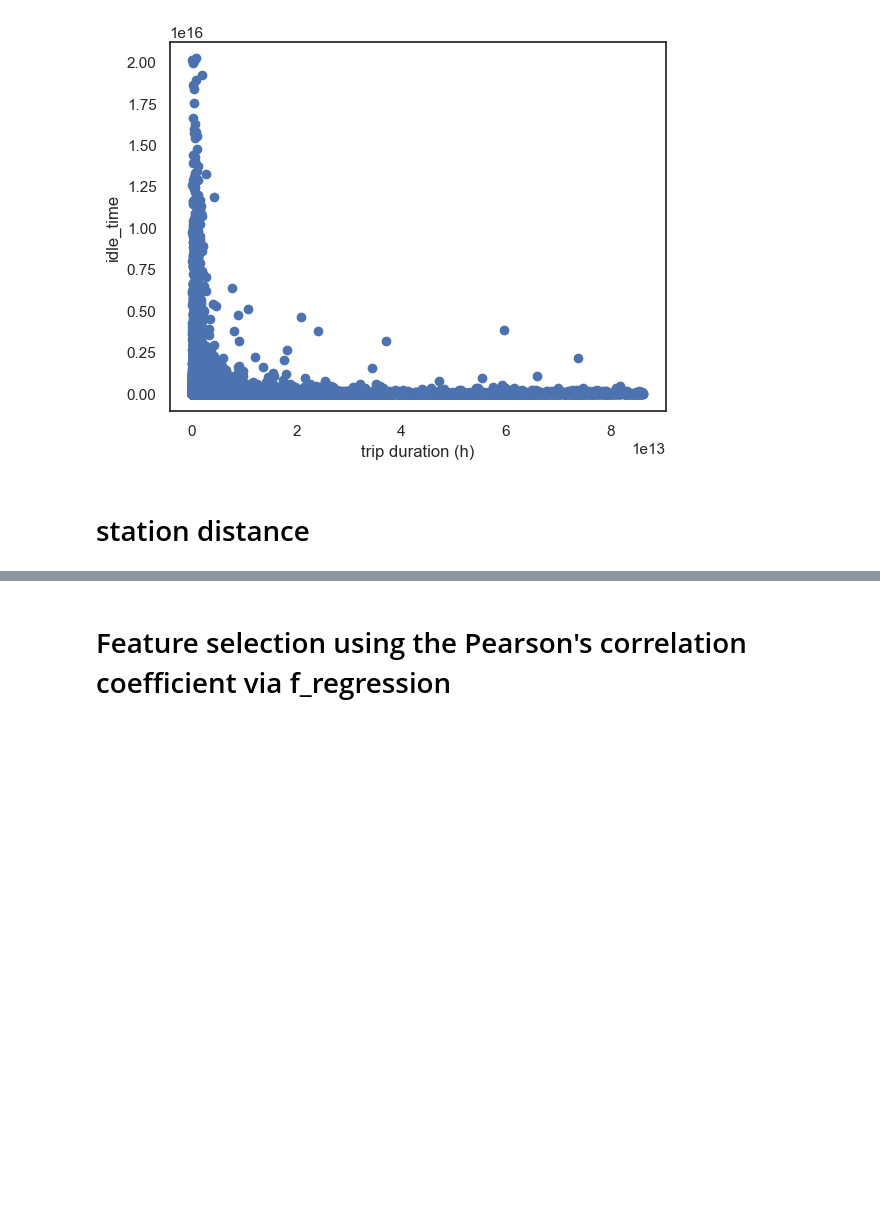
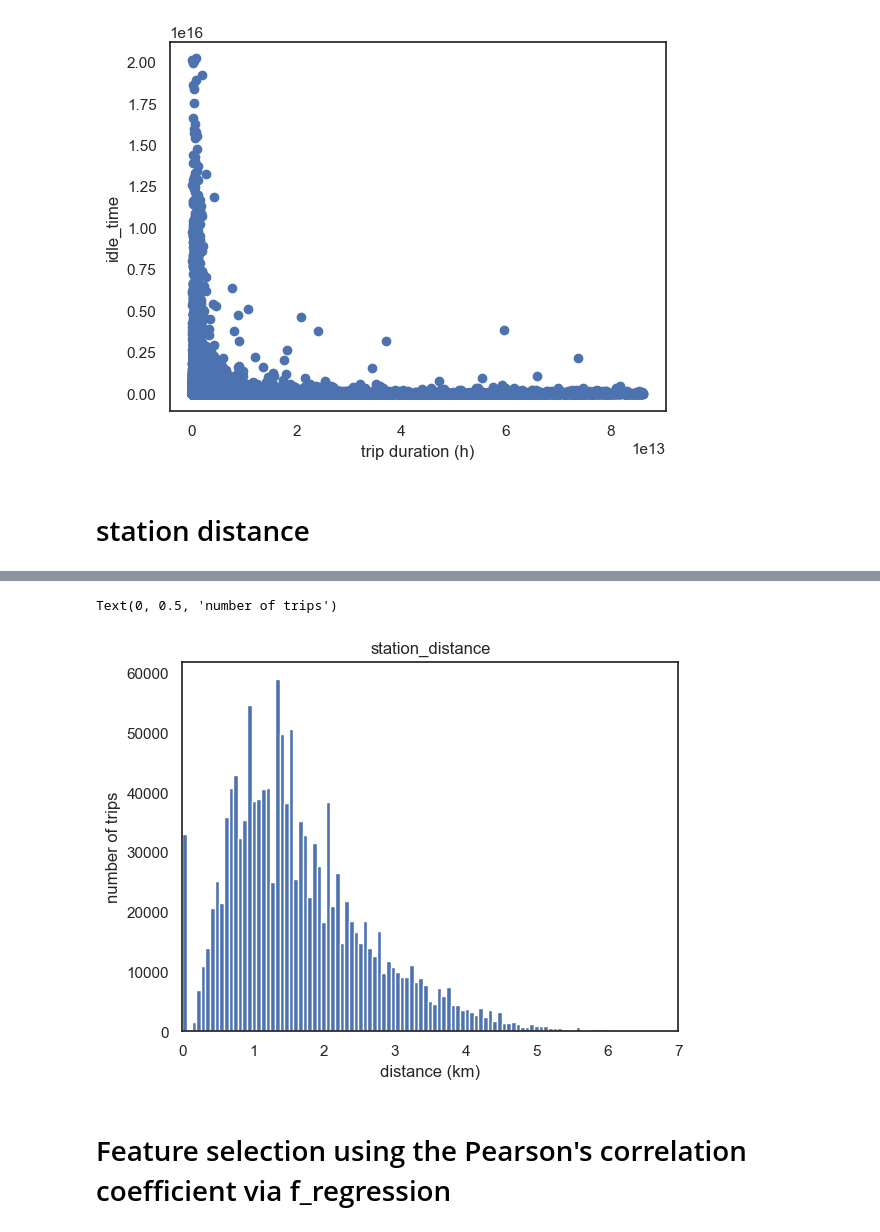
Before and after one commit to darebakdavca/Team_Project_DSML, a Jupyter notebook: Notebooks/4_Predictive_analysis.ipynb, the cells around one changed output, grey strips where cells are left out. Saved outputs shown, nothing was run; the diff lists cells and outputs as text; code cells hidden in the pictures; blank space fills up the shorter version.

```diff
--- a/Notebooks/4_Predictive_analysis.ipynb
+++ b/Notebooks/4_Predictive_analysis.ipynb
@@ -329,2 +317,12 @@ plt.xlim(right=18)
+# %%
+x = san_fran_df_geo['station_distance']
+plt.hist(x, bins=1000)
+plt.xlim(left=0,right= 7)  # Set the lower and upper limits for the x-axis
+plt.title('station_distance')
+plt.xlabel('distance (km)')
+plt.ylabel('number of trips')
+# %% [output]
+Text(0, 0.5, 'number of trips')
+[figure, added]
 # %% [markdown]
 # Feature selection using the Pearson's correlation coefficient via f_regression
```
Also changed, not shown: parts of 57 cells of this notebook.
